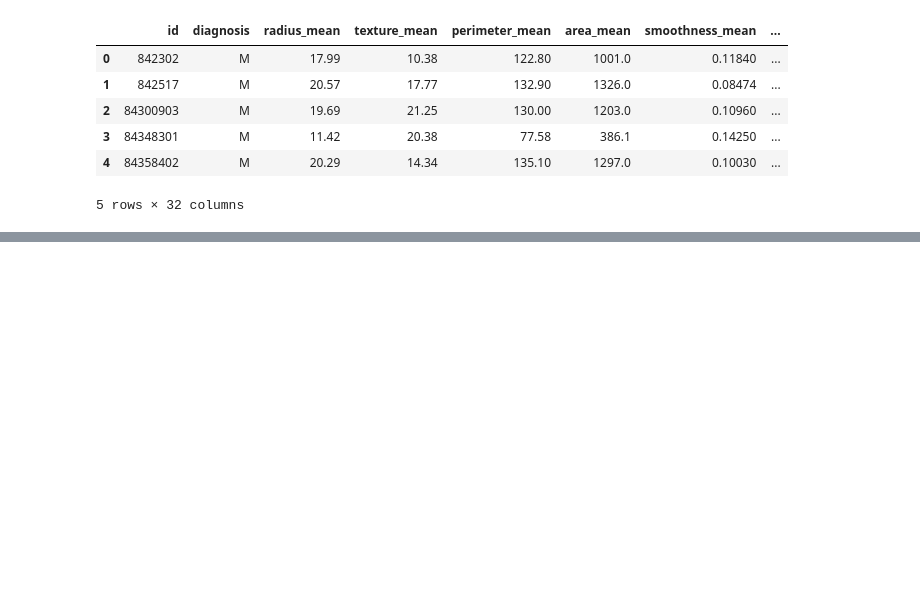
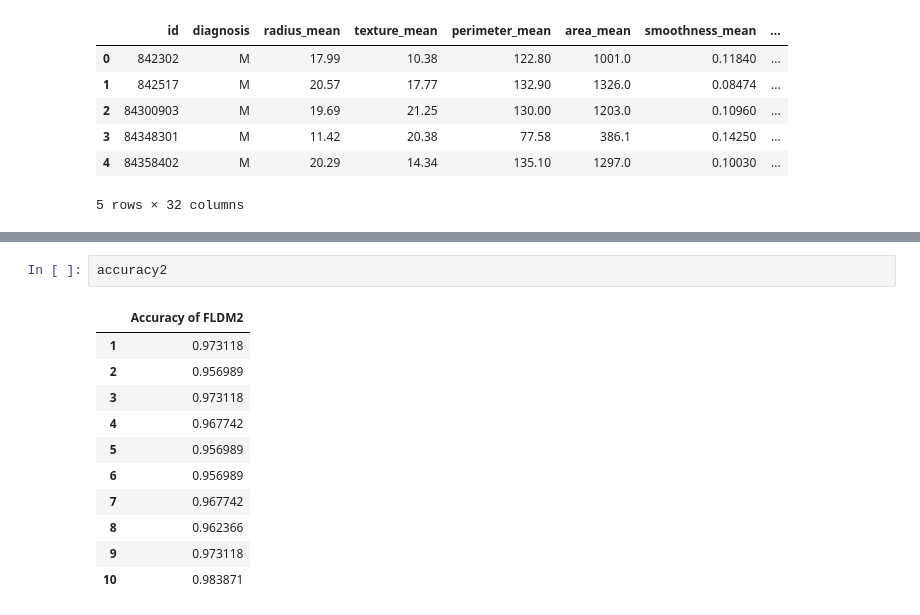
Before and after one commit to shantamsrivastava/Tumor-Classification-A1, a Jupyter notebook: Fischer.ipynb, the cells around one changed output, grey strips where cells are left out. Saved outputs shown, nothing was run; the diff lists cells and outputs as text; blank space fills up the shorter version.

```diff
--- a/Fischer.ipynb
+++ b/Fischer.ipynb
@@ -104,0 +180,14 @@ print(accuracy)
+# %%
+accuracy2
+# %% [output]
+|  | Accuracy of FLDM2 |
+| 1 | 0.973118 |
+| 2 | 0.956989 |
+| 3 | 0.973118 |
+| 4 | 0.967742 |
+| 5 | 0.956989 |
+| 6 | 0.956989 |
+| 7 | 0.967742 |
+| 8 | 0.962366 |
+| 9 | 0.973118 |
+| 10 | 0.983871 |
```
Also changed, not shown: parts of 19 cells of this notebook, 11 other files.
